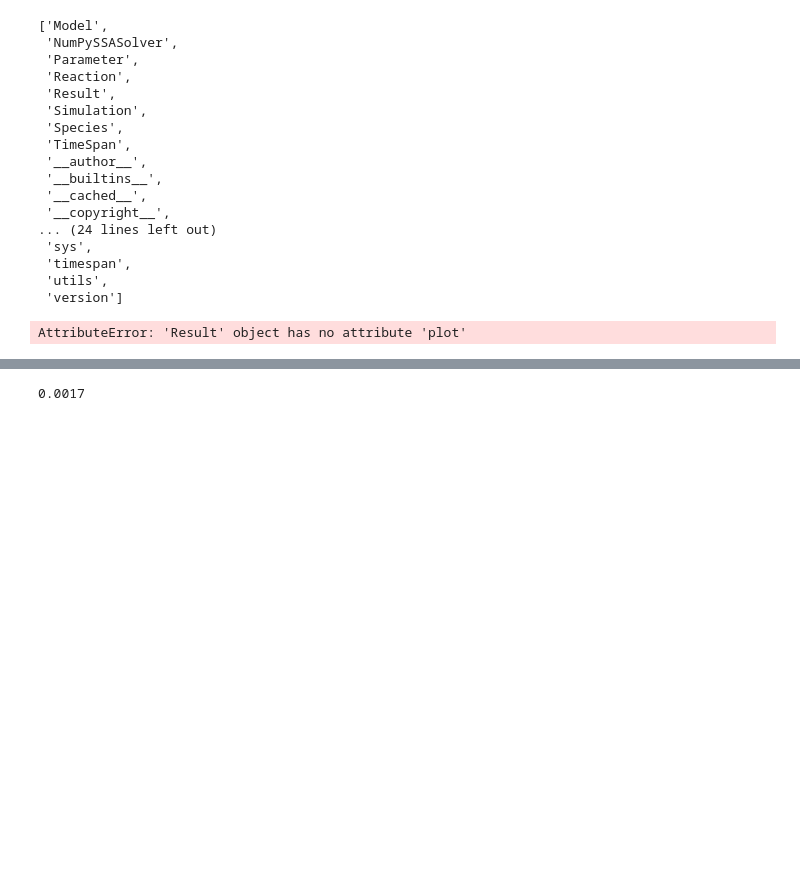
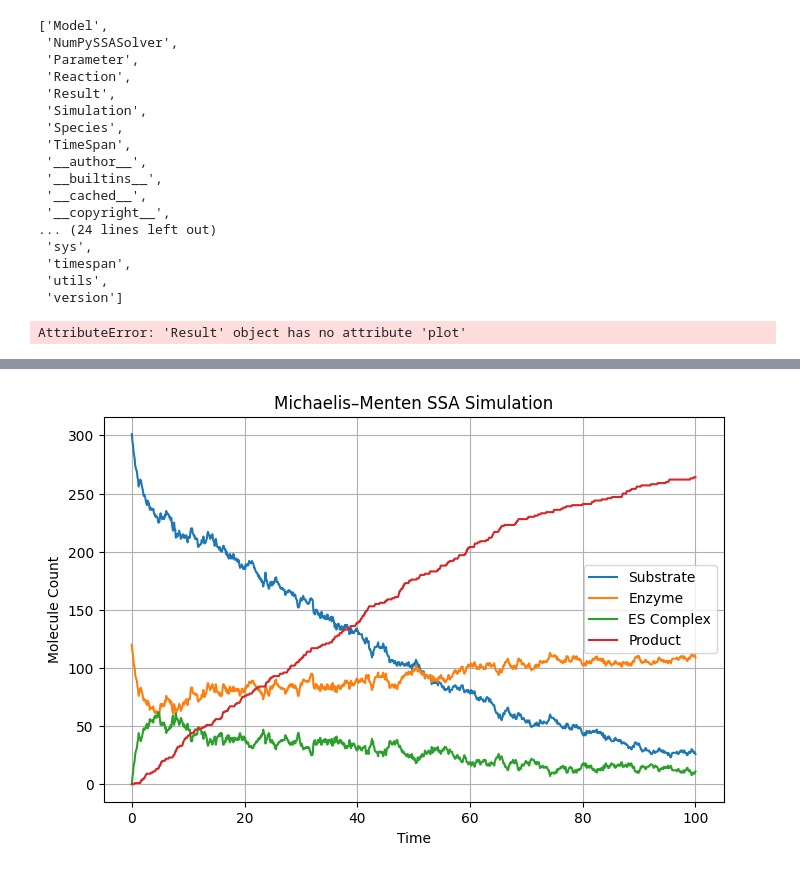
Before and after one commit to GillesPy3D/GillesPy3D, a Jupyter notebook: simulation_lib/reference/NonSpatial-Michaelis_Menten.ipynb, the cells around one changed output, grey strips where cells are left out. Drawn from its saved outputs; the diff is of its cells as text; code cells hidden in the pictures; blank space fills up the shorter version.

```diff
--- a/simulation_lib/reference/NonSpatial-Michaelis_Menten.ipynb
+++ b/simulation_lib/reference/NonSpatial-Michaelis_Menten.ipynb
@@ -128,14 +110,15 @@ NameError: name 'reactions' is not defined
 # %%
-# the other way to run GillesPy3D
+# the other way to run GillesPy3Dimport matplotlib.pyplot as plt
 sim = gillespy2.Simulation(model, "SSA")
 #sim = gillespy2.Simulation(model, NumPySSASolver())
 
-num_traj = 5
+num_traj = 100
 for traj in range(num_traj):
     sim.reset() # reset the simulation after each run
     dt = .1;
     end_t = 10;
     while sim.get_time() < end_t:
+        #make f string
         print('traj',traj,' t:',sim.get_time(),' Substrate:',sim.get_species('Substrate'))
         sim.run_until(sim.get_time()+dt);
 # %% [output]
@@ -161,4 +142,44 @@ rate1 = gillespy2.Parameter(name='rate1', expression=0.0017)
-# %%
-rate1.expression
-# %% [output]
-0.0017
+# %%
+import matplotlib.pyplot as plt
+#Temp graph for accuracy checks
+sim = gillespy2.Simulation(model, "SSA")
+#sim = gillespy2.Simulation(model, NumPySSASolver())
+num_traj = 1
+for traj in range(num_traj):
+    sim.reset() # reset the simulation after each run
+    dt = .1;
+    times = []
+    substrate = []
+    enzyme = []
+    complex_ = []
+    product = []
+    prev_t = -1
+    end_t = 100;
+    while sim.get_time() < end_t:
+        t = sim.get_time()
+        if t == prev_t:
+            raise RuntimeError("Time is not advancing")
+        prev_t = t
+        times.append(sim.get_time())
+        substrate.append(sim.get_species('Substrate'))
+        enzyme.append(sim.get_species('Enzyme'))
+        complex_.append(sim.get_species('Enzyme_Substrate_Complex'))
+        product.append(sim.get_species('Product'))
+        #make f string
+        #print('traj',traj,' t:',sim.get_time(),' Substrate:',sim.get_species('Substrate'))
+        sim.run_until(sim.get_time()+dt);
+plt.figure(figsize=(8, 5))
+plt.plot(times, substrate, label='Substrate')
+plt.plot(times, enzyme, label='Enzyme')
+plt.plot(times, complex_, label='ES Complex')
+plt.plot(times, product, label='Product')
+
+
+plt.xlabel('Time')
+plt.ylabel('Molecule Count')
+plt.title('Michaelis–Menten SSA Simulation')
+plt.legend()
+plt.grid(True)
+plt.show()
+# %% [output]
+[figure, added]
```
Also changed, not shown: parts of 7 cells of this notebook, 3 other files.
